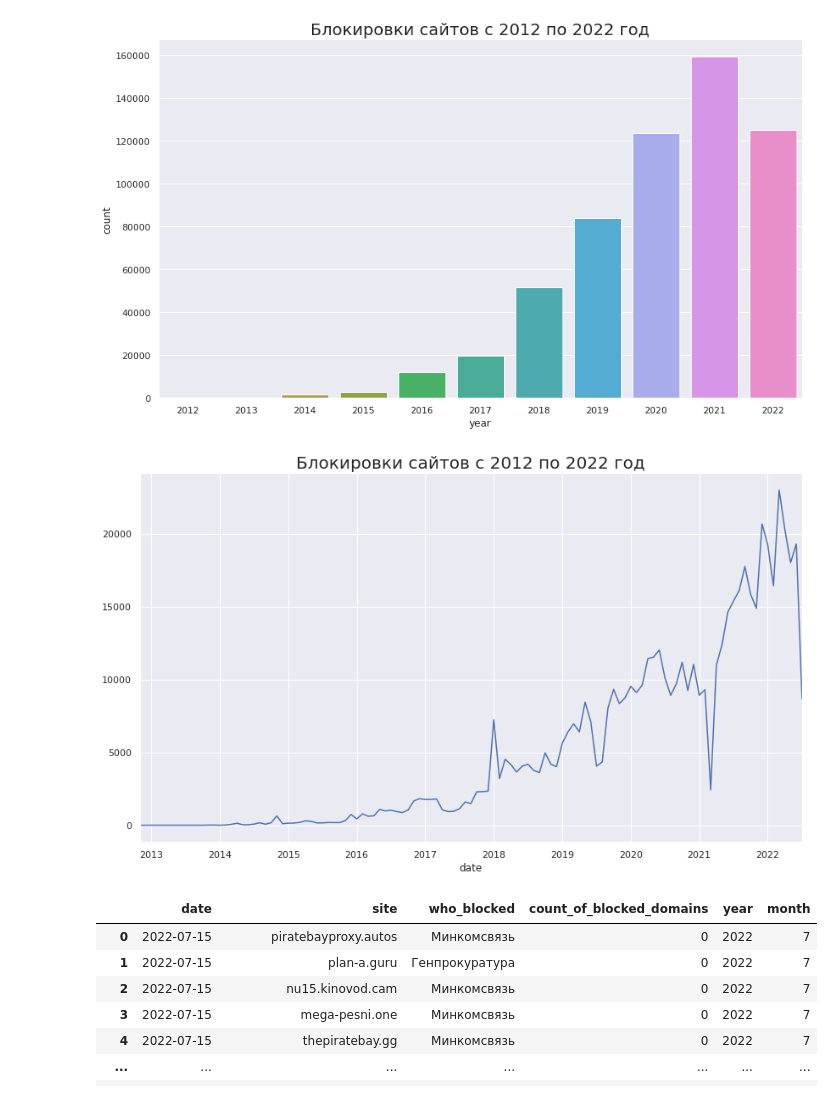
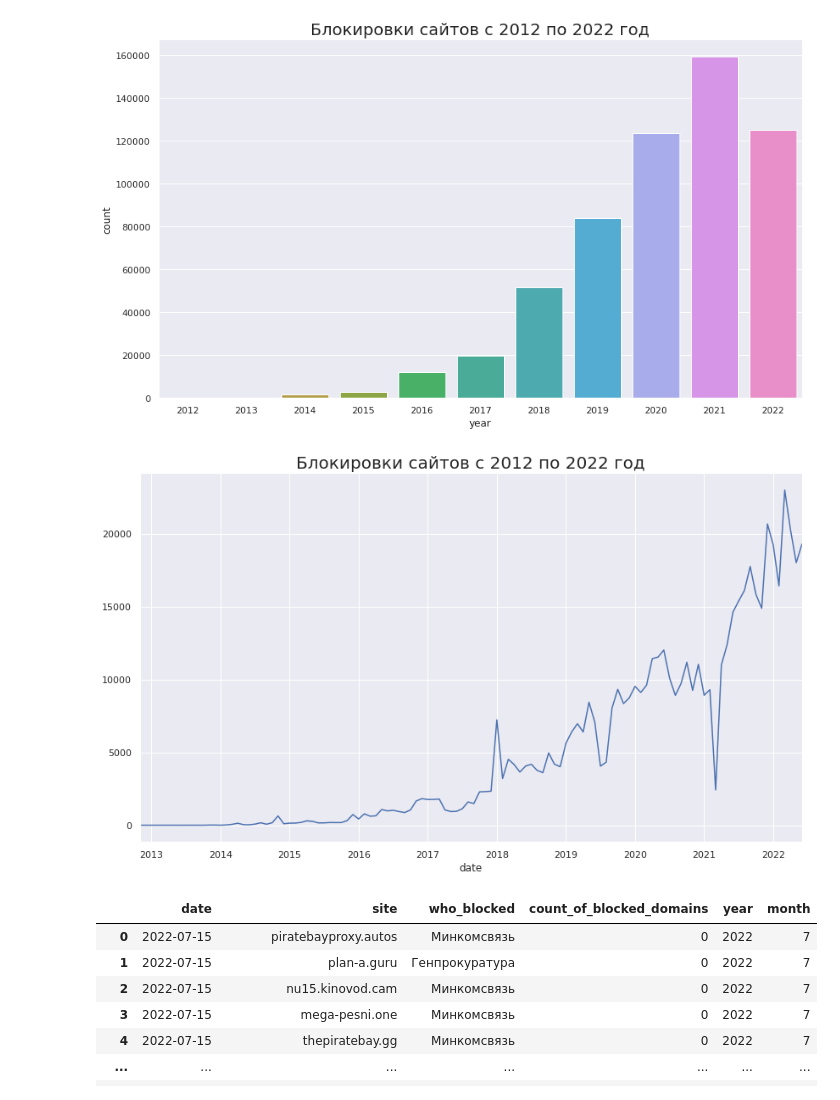
Before and after one commit to kkruglik/runet_blockings, a Jupyter notebook: data_analysis.ipynb, the cells around one changed output. Cells and saved outputs as stored; diff of their text form; code cells hidden in the pictures.

```diff
--- a/data_analysis.ipynb
+++ b/data_analysis.ipynb
@@ -50,11 +50,11 @@ sns.countplot(
 [figure]
 # %%
 # same but lineplot
-(data.set_index('date')
+(data[data.date <= '2022-06-30'].set_index('date')
      .site
      .resample('m')
      .count()
      .plot()
      .set_title('Блокировки сайтов c 2012 по 2022 год', fontsize=20));
 # %% [output]
-[figure, old version]
+[figure, new version]
```
Also changed, not shown: parts of 5 cells of this notebook.
